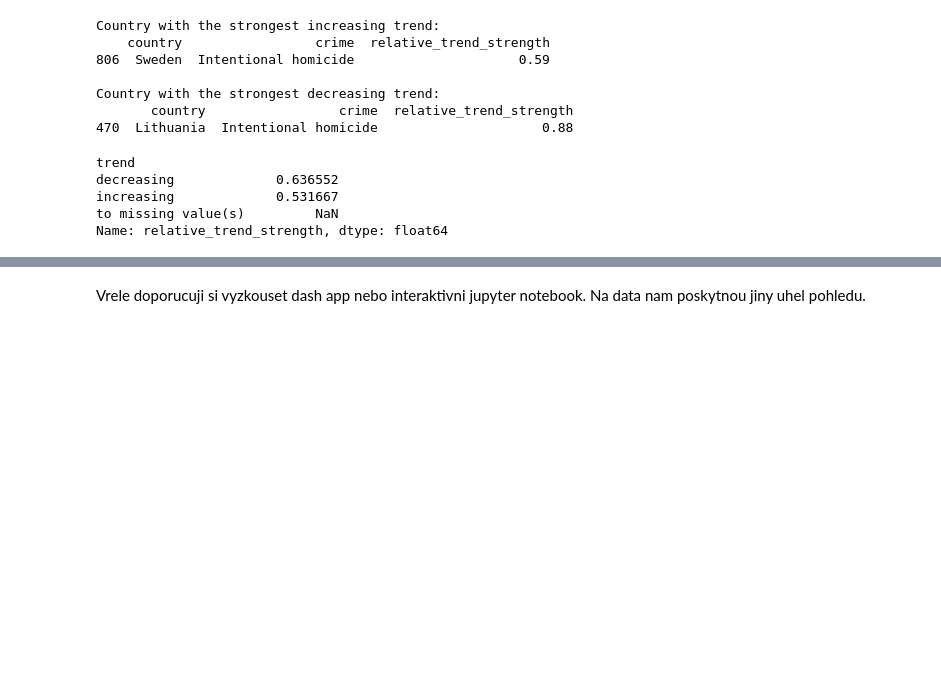
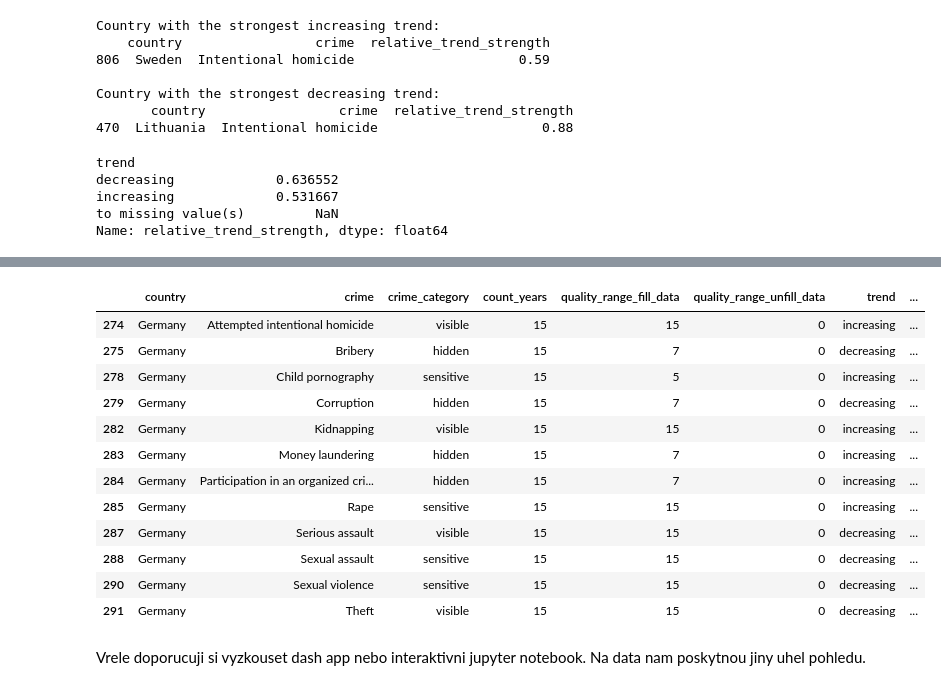
Before and after one commit to klbek/Analysis-of-Crime-in-the-EU, a Jupyter notebook: notebooks/summarized_crime_info.ipynb, the cells around one changed output, grey strips where cells are left out. Drawn from its saved outputs; the diff is of its cells as text; code cells hidden in the pictures; blank space fills up the shorter version.

```diff
--- a/notebooks/summarized_crime_info.ipynb
+++ b/notebooks/summarized_crime_info.ipynb
@@ -228,0 +231,4 @@ Name: relative_trend_strength, dtype: float64
+# %%
+suspicious_df = df[trend_columns]#.sort_values(by='crime_category')
+suspicious_df = suspicious_df[suspicious_df['count_outliers'] > 0]
+suspicious_df['crime'].value_counts()
@@ -229,2 +289,18 @@ Name: relative_trend_strength, dtype: float64
+# %%
+suspicious_df[suspicious_df['country'] == 'Germany']
+# %% [output]
+|  | country | crime | crime_category | count_years | quality_range_fill_data | quality_range_unfill_data | trend | ... |
+| 274 | Germany | Attempted intentional homicide | visible | 15 | 15 | 0 | increasing | ... |
+| 275 | Germany | Bribery | hidden | 15 | 7 | 0 | decreasing | ... |
+| 278 | Germany | Child pornography | sensitive | 15 | 5 | 0 | increasing | ... |
+| 279 | Germany | Corruption | hidden | 15 | 7 | 0 | decreasing | ... |
+| 282 | Germany | Kidnapping | visible | 15 | 15 | 0 | increasing | ... |
+| 283 | Germany | Money laundering | hidden | 15 | 7 | 0 | increasing | ... |
+| 284 | Germany | Participation in an organized cri... | hidden | 15 | 7 | 0 | increasing | ... |
+| 285 | Germany | Rape | sensitive | 15 | 15 | 0 | increasing | ... |
+| 287 | Germany | Serious assault | visible | 15 | 15 | 0 | decreasing | ... |
+| 288 | Germany | Sexual assault | sensitive | 15 | 15 | 0 | decreasing | ... |
+| 290 | Germany | Sexual violence | sensitive | 15 | 15 | 0 | decreasing | ... |
+| 291 | Germany | Theft | visible | 15 | 15 | 0 | decreasing | ... |
 # %% [markdown]
 Vrele doporucuji si vyzkouset dash app nebo interaktivni jupyter notebook. Na data nam poskytnou jiny uhel pohledu.
```
Also changed, not shown: parts of 4 cells of this notebook.
